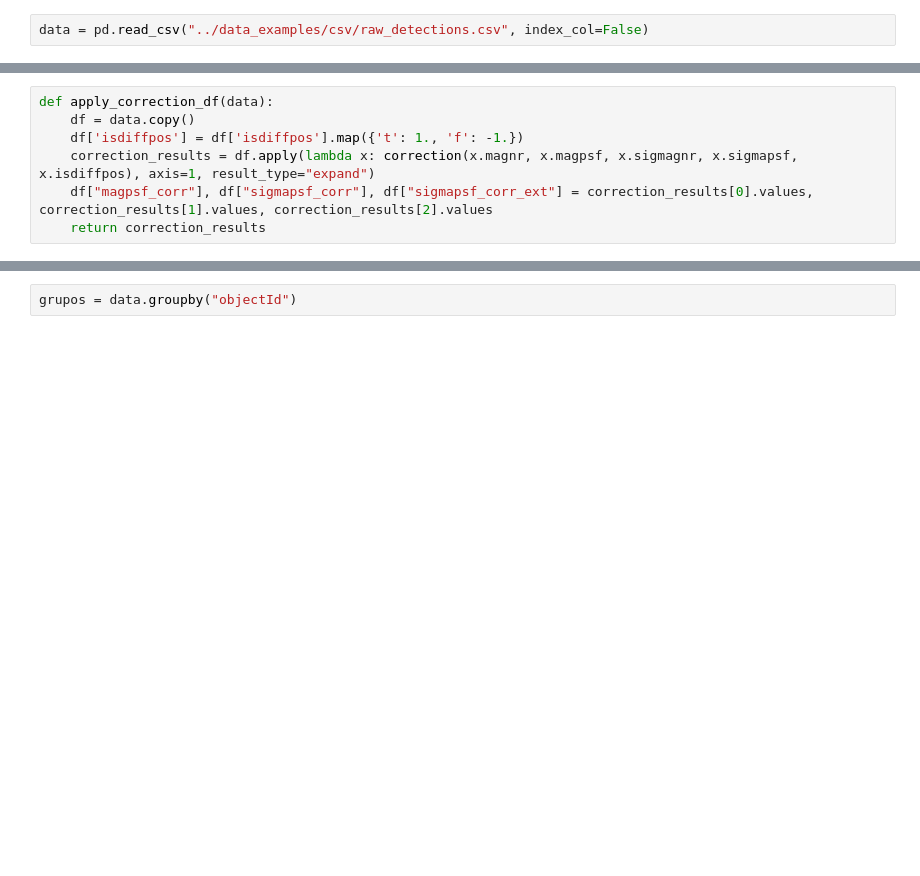
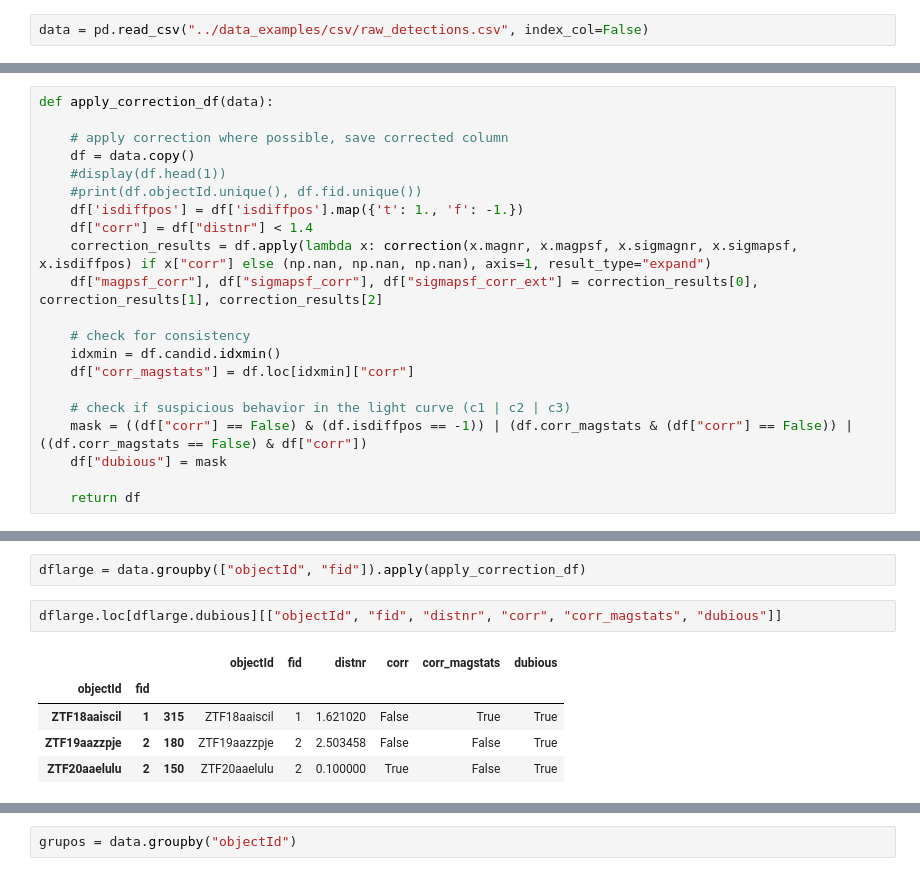
Before and after one commit to alercebroker/lc_correction, a Jupyter notebook: notebooks/apply_correction_to_df.ipynb, the cells around one changed output, grey strips where cells are left out. Saved outputs shown, nothing was run; the diff lists cells and outputs as text; blank space fills up the shorter version.

Commit message:
testing groupby

```diff
--- a/notebooks/apply_correction_to_df.ipynb
+++ b/notebooks/apply_correction_to_df.ipynb
@@ -31,7 +45,21 @@ def correction(magnr, magpsf, sigmagnr, sigmapsf, isdiffpos): #Correction Algori
 # %%
 def apply_correction_df(data):
+
+    # apply correction where possible, save corrected column
     df = data.copy()
+    #display(df.head(1))
+    #print(df.objectId.unique(), df.fid.unique())
     df['isdiffpos'] = df['isdiffpos'].map({'t': 1., 'f': -1.})
-    correction_results = df.apply(lambda x: correction(x.magnr, x.magpsf, x.sigmagnr, x.sigmapsf, x.isdiffpos), axis=1, result_type="expand")
-    df["magpsf_corr"], df["sigmapsf_corr"], df["sigmapsf_corr_ext"] = correction_results[0].values, correction_results[1].values, correction_results[2].values
-    return correction_results
+    df["corr"] = df["distnr"] < 1.4
+    correction_results = df.apply(lambda x: correction(x.magnr, x.magpsf, x.sigmagnr, x.sigmapsf, x.isdiffpos) if x["corr"] else (np.nan, np.nan, np.nan), axis=1, result_type="expand")
+    df["magpsf_corr"], df["sigmapsf_corr"], df["sigmapsf_corr_ext"] = correction_results[0], correction_results[1], correction_results[2]
+
+    # check for consistency
+    idxmin = df.candid.idxmin()
+    df["corr_magstats"] = df.loc[idxmin]["corr"]
+
+    # check if suspicious behavior in the light curve (c1 | c2 | c3)
+    mask = ((df["corr"] == False) & (df.isdiffpos == -1)) | (df.corr_magstats & (df["corr"] == False)) | ((df.corr_magstats == False) & df["corr"])
+    df["dubious"] = mask
+
+    return df
@@ -42,0 +66,10 @@ a = apply_correction_df(data)
+# %%
+dflarge = data.groupby(["objectId", "fid"]).apply(apply_correction_df)
+# %%
+dflarge.loc[dflarge.dubious][["objectId", "fid", "distnr", "corr", "corr_magstats", "dubious"]]
+# %% [output]
+|  |  |  | objectId | fid | distnr | corr | corr_magstats | dubious |
+| objectId | fid |  |  |  |  |  |  |  |
+| ZTF18aaiscil | 1 | 315 | ZTF18aaiscil | 1 | 1.621020 | False | True | True |
+| ZTF19aazzpje | 2 | 180 | ZTF19aazzpje | 2 | 2.503458 | False | False | True |
+| ZTF20aaelulu | 2 | 150 | ZTF20aaelulu | 2 | 0.100000 | True | False | True |
```
Also changed, not shown: parts of 8 cells of this notebook.
